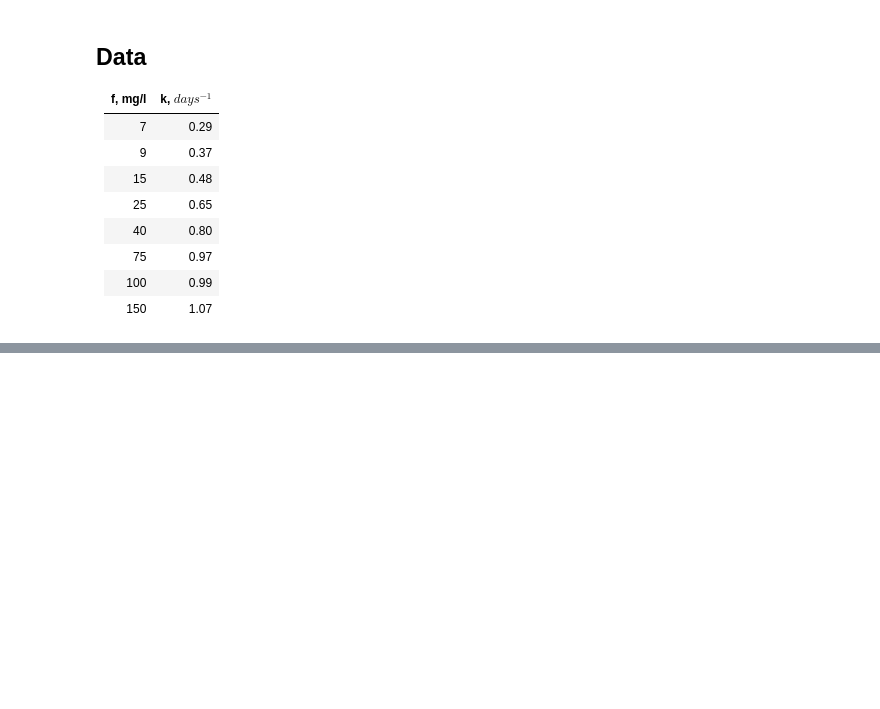
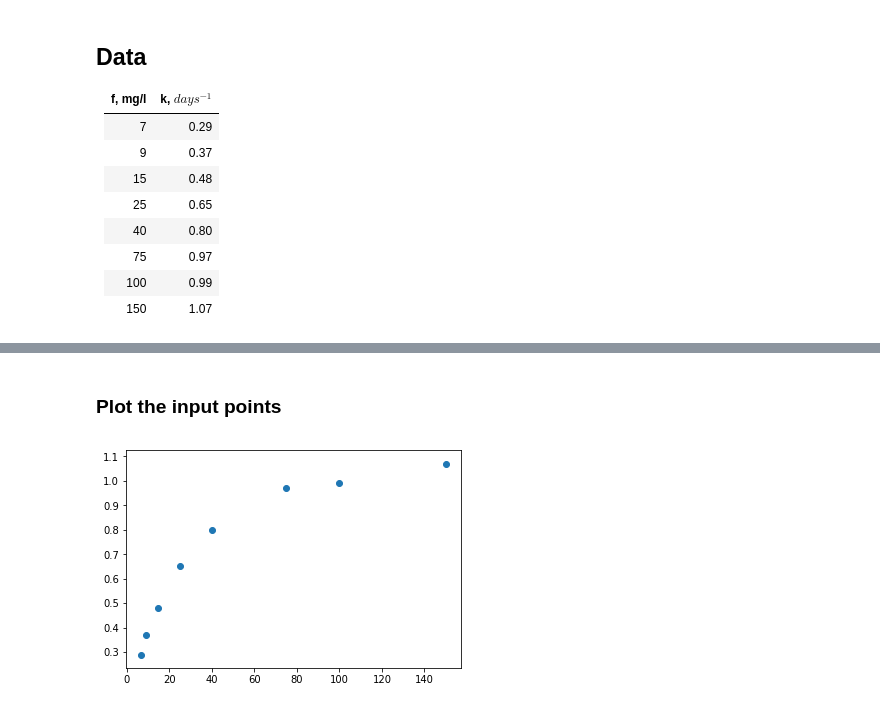
Before and after one commit to danimateos/numerical_methods, a Jupyter notebook: practice-04.ipynb, the cells around one changed output, grey strips where cells are left out. Saved outputs shown, nothing was run; the diff lists cells and outputs as text; code cells hidden in the pictures; blank space fills up the shorter version.

```diff
--- a/practice-04.ipynb
+++ b/practice-04.ipynb
@@ -63,0 +81,9 @@ Knowing that we if we invert the equation that relates f, k, K and k_max, it can
+# %% [markdown]
+### Plot the input points
+# %%
+f = np.array([7, 9, 15, 25, 40, 75, 100, 150])
+k = np.array([0.29, 0.37, 0.48, 0.65, 0.80, 0.97, 0.99, 1.07])
+
+plt.scatter(f, k);
+# %% [output]
+[figure, added]
```
Also changed, not shown: parts of 11 cells of this notebook.
